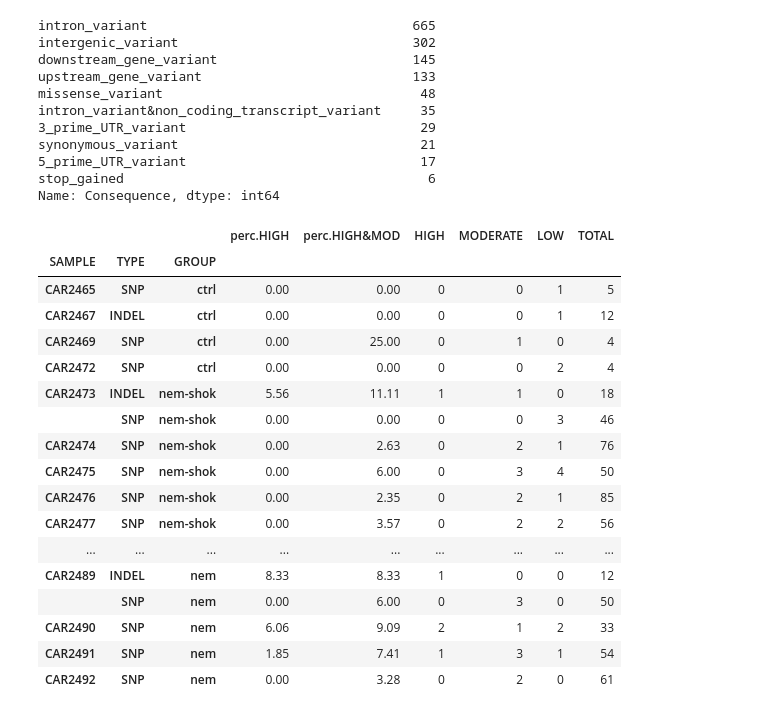
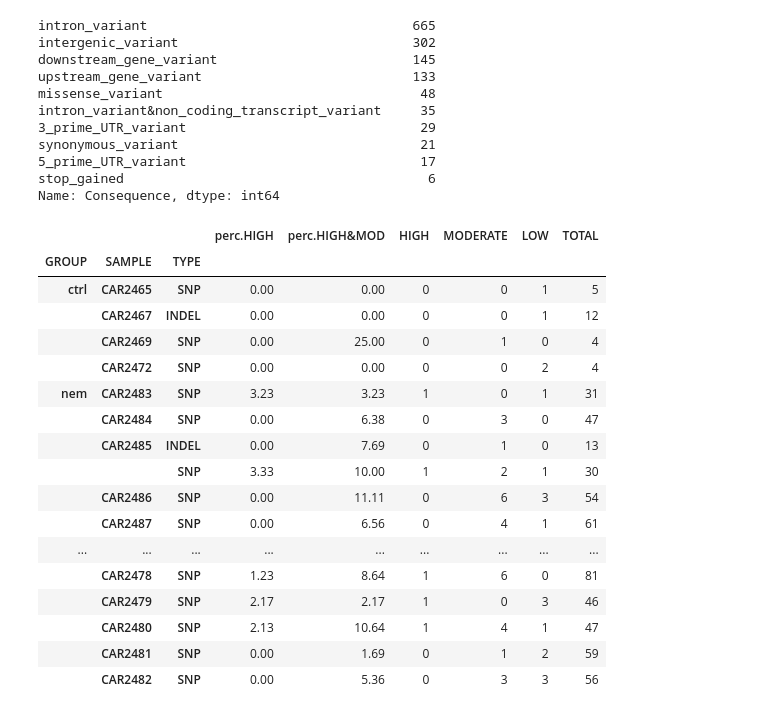
Before and after one commit to mitoclub/AquaSelection, a Jupyter notebook: intersect.ipynb, the cells around one changed output. Drawn from its saved outputs; the diff is of its cells as text; code cells hidden in the pictures.

```diff
--- a/intersect.ipynb
+++ b/intersect.ipynb
@@ -704,29 +704,29 @@ synonymous_variant                               21
 stop_gained                                       6
 Name: Consequence, dtype: int64
 # %%
-df_dnm_cnt_impact = df_dnm[df_dnm.IMPACT != 'MODIFIER'].groupby(['SAMPLE', 'TYPE', 'GROUP'])['IMPACT']\
+df_dnm_cnt_impact = df_dnm[df_dnm.IMPACT != 'MODIFIER'].groupby(['GROUP', 'SAMPLE', 'TYPE'])['IMPACT']\
     .value_counts().unstack().fillna(0).astype(int).join(
-        df_dnm.groupby('SAMPLE').TYPE.value_counts().rename('TOTAL'))
+        df_dnm.groupby(['GROUP', 'SAMPLE']).TYPE.value_counts().rename('TOTAL'))
 df_dnm_cnt_impact['perc.HIGH'] = (df_dnm_cnt_impact['HIGH'] / df_dnm_cnt_impact['TOTAL'] * 100).round(2)
 df_dnm_cnt_impact['perc.HIGH&MOD'] = ((df_dnm_cnt_impact['HIGH']+df_dnm_cnt_impact['MODERATE']) / df_dnm_cnt_impact['TOTAL'] * 100).round(2)
 df_dnm_cnt_impact = df_dnm_cnt_impact[['perc.HIGH', 'perc.HIGH&MOD', 'HIGH', 'MODERATE', 'LOW', 'TOTAL']]
 df_dnm_cnt_impact
 # %% [output]
 |  |  |  | perc.HIGH | perc.HIGH&MOD | HIGH | MODERATE | LOW | TOTAL |
-| SAMPLE | TYPE | GROUP |  |  |  |  |  |  |
-| CAR2465 | SNP | ctrl | 0.00 | 0.00 | 0 | 0 | 1 | 5 |
-| CAR2467 | INDEL | ctrl | 0.00 | 0.00 | 0 | 0 | 1 | 12 |
-| CAR2469 | SNP | ctrl | 0.00 | 25.00 | 0 | 1 | 0 | 4 |
-| CAR2472 | SNP | ctrl | 0.00 | 0.00 | 0 | 0 | 2 | 4 |
-| CAR2473 | INDEL | nem-shok | 5.56 | 11.11 | 1 | 1 | 0 | 18 |
-|  | SNP | nem-shok | 0.00 | 0.00 | 0 | 0 | 3 | 46 |
-| CAR2474 | SNP | nem-shok | 0.00 | 2.63 | 0 | 2 | 1 | 76 |
-| CAR2475 | SNP | nem-shok | 0.00 | 6.00 | 0 | 3 | 4 | 50 |
-| CAR2476 | SNP | nem-shok | 0.00 | 2.35 | 0 | 2 | 1 | 85 |
-| CAR2477 | SNP | nem-shok | 0.00 | 3.57 | 0 | 2 | 2 | 56 |
+| GROUP | SAMPLE | TYPE |  |  |  |  |  |  |
+| ctrl | CAR2465 | SNP | 0.00 | 0.00 | 0 | 0 | 1 | 5 |
+|  | CAR2467 | INDEL | 0.00 | 0.00 | 0 | 0 | 1 | 12 |
+|  | CAR2469 | SNP | 0.00 | 25.00 | 0 | 1 | 0 | 4 |
+|  | CAR2472 | SNP | 0.00 | 0.00 | 0 | 0 | 2 | 4 |
+| nem | CAR2483 | SNP | 3.23 | 3.23 | 1 | 0 | 1 | 31 |
+|  | CAR2484 | SNP | 0.00 | 6.38 | 0 | 3 | 0 | 47 |
+|  | CAR2485 | INDEL | 0.00 | 7.69 | 0 | 1 | 0 | 13 |
+|  |  | SNP | 3.33 | 10.00 | 1 | 2 | 1 | 30 |
+|  | CAR2486 | SNP | 0.00 | 11.11 | 0 | 6 | 3 | 54 |
+|  | CAR2487 | SNP | 0.00 | 6.56 | 0 | 4 | 1 | 61 |
 | ... | ... | ... | ... | ... | ... | ... | ... | ... |
-| CAR2489 | INDEL | nem | 8.33 | 8.33 | 1 | 0 | 0 | 12 |
-|  | SNP | nem | 0.00 | 6.00 | 0 | 3 | 0 | 50 |
-| CAR2490 | SNP | nem | 6.06 | 9.09 | 2 | 1 | 2 | 33 |
-| CAR2491 | SNP | nem | 1.85 | 7.41 | 1 | 3 | 1 | 54 |
-| CAR2492 | SNP | nem | 0.00 | 3.28 | 0 | 2 | 0 | 61 |
+|  | CAR2478 | SNP | 1.23 | 8.64 | 1 | 6 | 0 | 81 |
+|  | CAR2479 | SNP | 2.17 | 2.17 | 1 | 0 | 3 | 46 |
+|  | CAR2480 | SNP | 2.13 | 10.64 | 1 | 4 | 1 | 47 |
+|  | CAR2481 | SNP | 0.00 | 1.69 | 0 | 1 | 2 | 59 |
+|  | CAR2482 | SNP | 0.00 | 5.36 | 0 | 3 | 3 | 56 |
```
Also changed, not shown: parts of 9 cells of this notebook.
